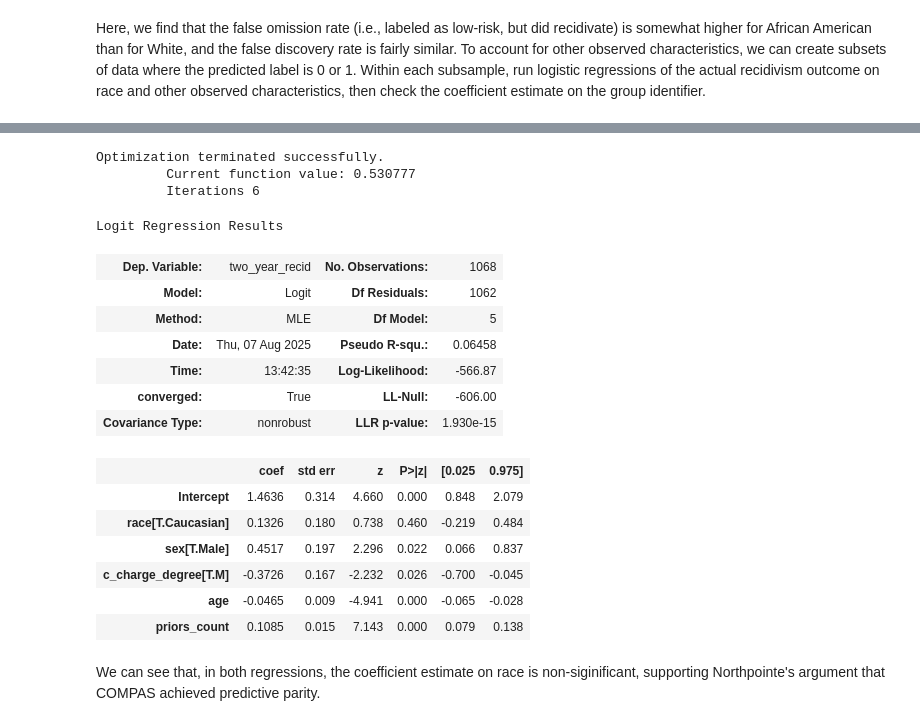
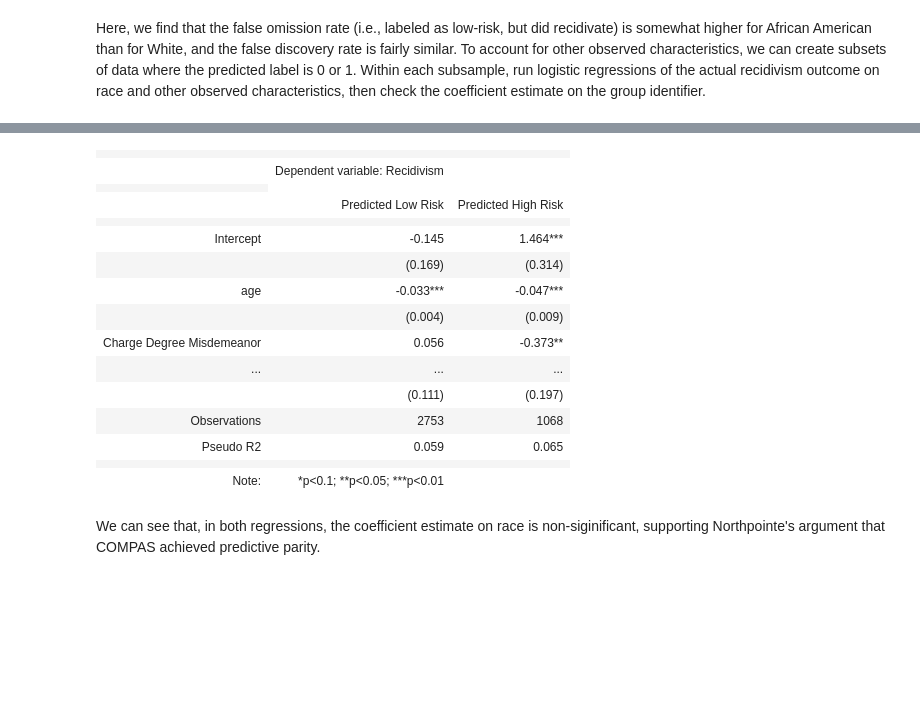
Before and after one commit to mochenyang/Responsible-AI, a Jupyter notebook: book/content/1-2-measure.ipynb, the cells around one changed output, grey strips where cells are left out. Saved outputs shown, nothing was run; the diff lists cells and outputs as text; code cells hidden in the pictures; blank space fills up the shorter version.

```diff
--- a/book/content/1-2-measure.ipynb
+++ b/book/content/1-2-measure.ipynb
@@ -285,5 +295,6 @@ compas_pred_0 = compas_binary[compas_binary['score_text'] == 'Low']
 compas_pred_1 = compas_binary[compas_binary['score_text'] == 'High']
 # %%
 # regressions on precision of class 0
-model_pred_0 = smf.logit(formula = "two_year_recid ~ race + age + sex + priors_count + c_charge_degree", data = compas_pred_0).fit()
-model_pred_0.summary()
+model_pred_0 = smf.logit(formula = "two_year_recid ~ race + age + sex + priors_count + c_charge_degree", data = compas_pred_0).fit(disp=0)
+# regressions on precision of class 1
+model_pred_1 = smf.logit(formula = "two_year_recid ~ race + age + sex + priors_count + c_charge_degree", data = compas_pred_1).fit(disp=0)
@@ -309,26 +301,34 @@ Logit Regression Results
-# %%
-# regressions on precision of class 1
-model_pred_1 = smf.logit(formula = "two_year_recid ~ race + age + sex + priors_count + c_charge_degree", data = compas_pred_1).fit()
-model_pred_1.summary()
-# %% [output]
-Optimization terminated successfully.
-         Current function value: 0.530777
-         Iterations 6
-Logit Regression Results
-| Dep. Variable: | two_year_recid | No. Observations: | 1068 |
-| Model: | Logit | Df Residuals: | 1062 |
-| Method: | MLE | Df Model: | 5 |
-| Date: | Thu, 07 Aug 2025 | Pseudo R-squ.: | 0.06458 |
-| Time: | 13:42:35 | Log-Likelihood: | -566.87 |
-| converged: | True | LL-Null: | -606.00 |
-| Covariance Type: | nonrobust | LLR p-value: | 1.930e-15 |
-|  | coef | std err | z | P>|z| | [0.025 | 0.975] |
-| Intercept | 1.4636 | 0.314 | 4.660 | 0.000 | 0.848 | 2.079 |
-| race[T.Caucasian] | 0.1326 | 0.180 | 0.738 | 0.460 | -0.219 | 0.484 |
-| sex[T.Male] | 0.4517 | 0.197 | 2.296 | 0.022 | 0.066 | 0.837 |
-| c_charge_degree[T.M] | -0.3726 | 0.167 | -2.232 | 0.026 | -0.700 | -0.045 |
-| age | -0.0465 | 0.009 | -4.941 | 0.000 | -0.065 | -0.028 |
-| priors_count | 0.1085 | 0.015 | 7.143 | 0.000 | 0.079 | 0.138 |
+# %%
+from stargazer.stargazer import Stargazer
+from IPython.display import HTML, display
+
+sg = Stargazer([model_pred_0, model_pred_1])
+sg.dependent_variable_name('Recidivism')
+sg.rename_covariates({
+    "c_charge_degree[T.M]": "Charge Degree Misdemeanor",
+    "race[T.Caucasian]": "race Caucasian",
+    "sex[T.Male]": "sex Male"
+})
+sg.show_model_numbers(False)
+sg.custom_columns(['Predicted Low Risk', 'Predicted High Risk'], [1, 1])
+display(HTML(sg.render_html()))
+# %% [output]
+|  |  |  |
+|  | Dependent variable: Recidivism |  |
+|  |
+|  | Predicted Low Risk | Predicted High Risk |
+|  |  |  |
+| Intercept | -0.145 | 1.464*** |
+|  | (0.169) | (0.314) |
+| age | -0.033*** | -0.047*** |
+|  | (0.004) | (0.009) |
+| Charge Degree Misdemeanor | 0.056 | -0.373** |
+| ... | ... | ... |
+|  | (0.111) | (0.197) |  |  |  |
+| Observations | 2753 | 1068 |
+| Pseudo R2 | 0.059 | 0.065 |
+|  |  |  |
+| Note: | *p<0.1; **p<0.05; ***p<0.01 |  |
 # %% [markdown]
 We can see that, in both regressions, the coefficient estimate on race is non-siginificant, supporting Northpointe's argument that COMPAS achieved predictive parity.
 # %% [markdown]
```
Also changed, not shown: parts of 14 cells of this notebook, 5 other files.
